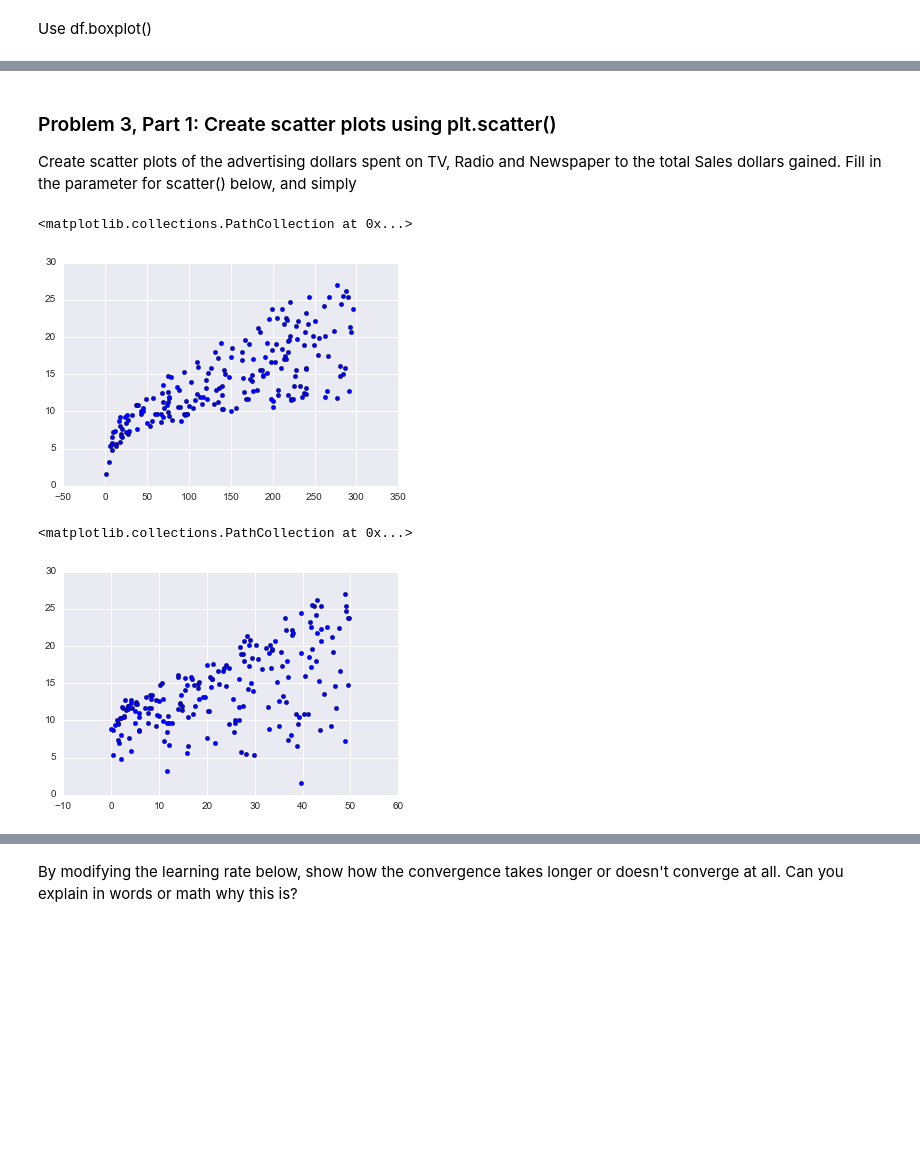
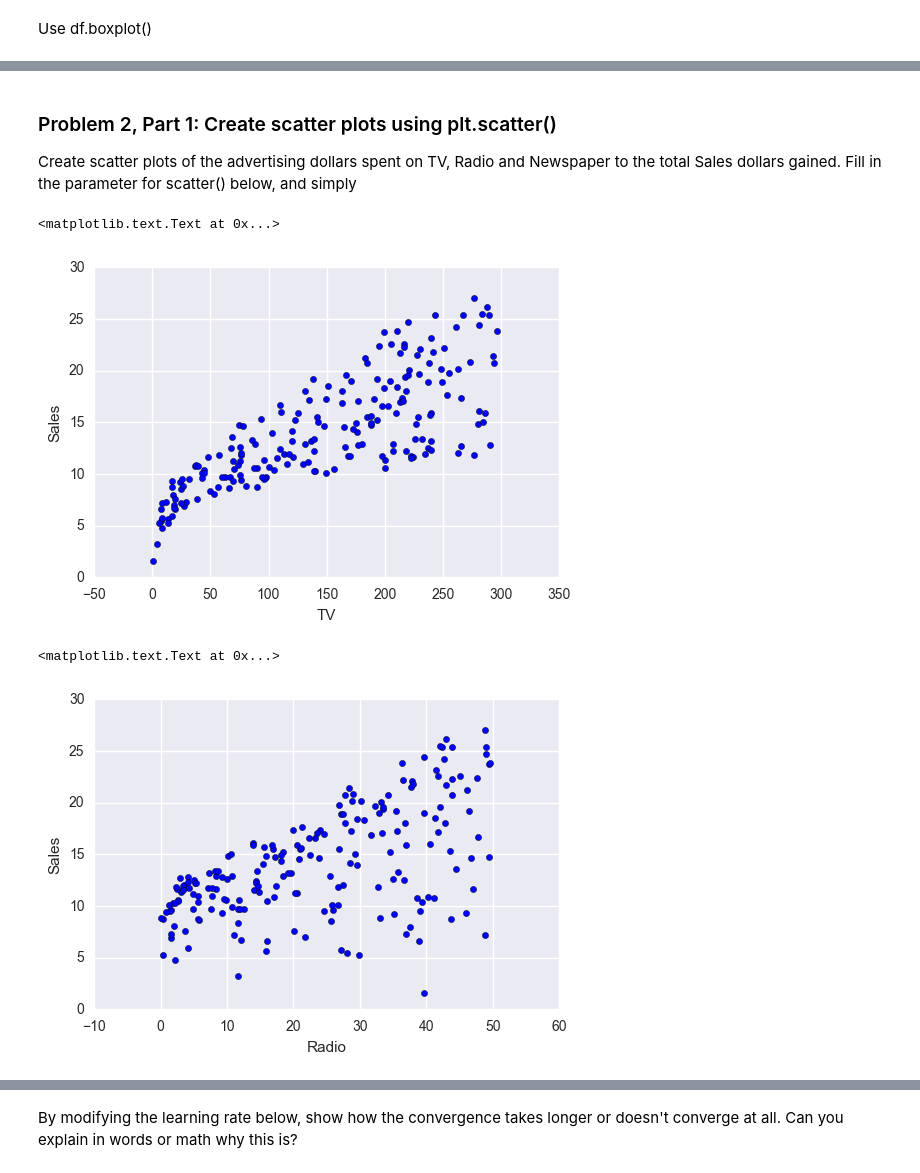
Before and after one commit to Columbia-Intro-Data-Science/python-introduction-Ray950611, a Jupyter notebook: hw1_rd2622.ipynb, the cells around one changed output, grey strips where cells are left out. Drawn from its saved outputs; the diff is of its cells as text; code cells hidden in the pictures; blank space fills up the shorter version.

```diff
--- a/hw1_rd2622.ipynb
+++ b/hw1_rd2622.ipynb
@@ -81,16 +87,20 @@ df.boxplot()
 # %% [markdown]
-### Problem 3, Part 1: Create scatter plots using plt.scatter()
+### Problem 2, Part 1: Create scatter plots using plt.scatter()
 
 Create scatter plots of the advertising dollars spent on TV, Radio and Newspaper to the total Sales dollars gained. Fill in the parameter for scatter() below, and simply
 # %%
 plt.scatter(df.TV,df.Sales)
+plt.xlabel('TV')
+plt.ylabel('Sales')
 # %% [output]
-<matplotlib.collections.PathCollection at 0x...>
+<matplotlib.text.Text at 0x...>
-[figure, old version]
+[figure, new version]
 # %%
 plt.scatter(df.Radio,df.Sales)
+plt.xlabel('Radio')
+plt.ylabel('Sales')
 # %% [output]
-<matplotlib.collections.PathCollection at 0x...>
+<matplotlib.text.Text at 0x...>
-[figure, old version]
+[figure, new version]
 # %%
 plt.scatter(df.Newspaper,df.Sales)
```
Also changed, not shown: parts of 52 cells of this notebook, 1 other file.
